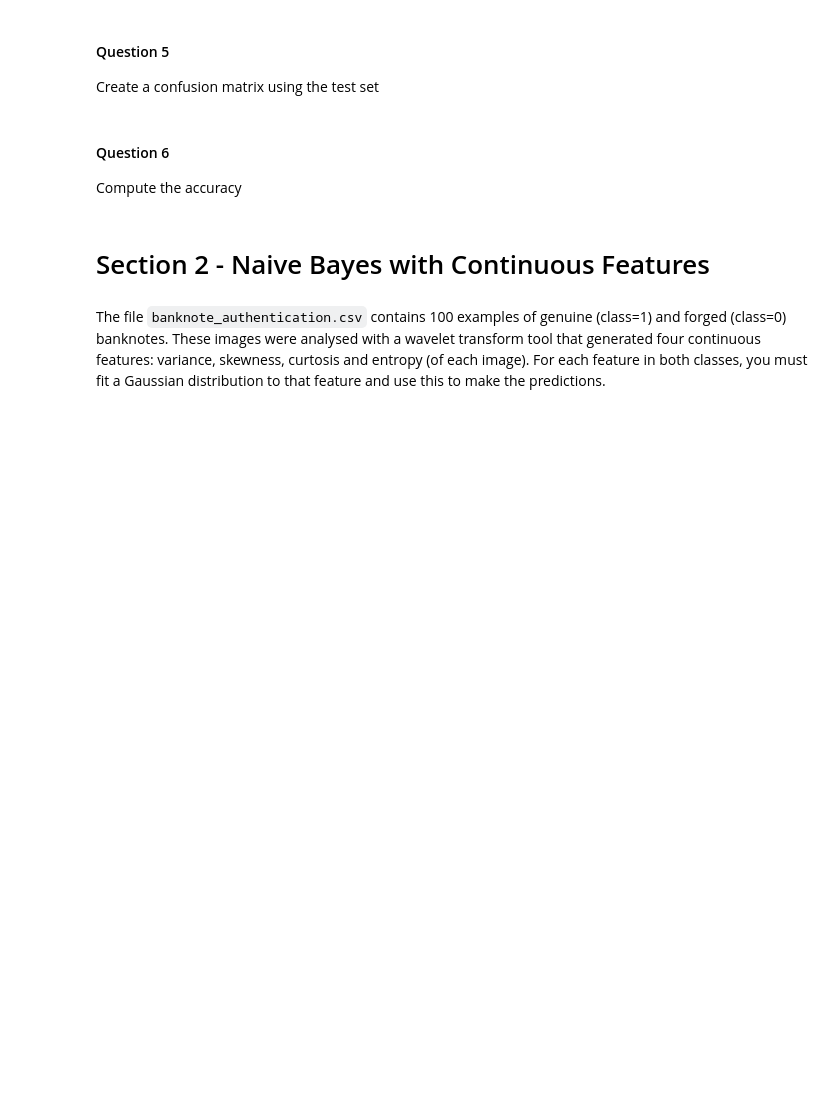
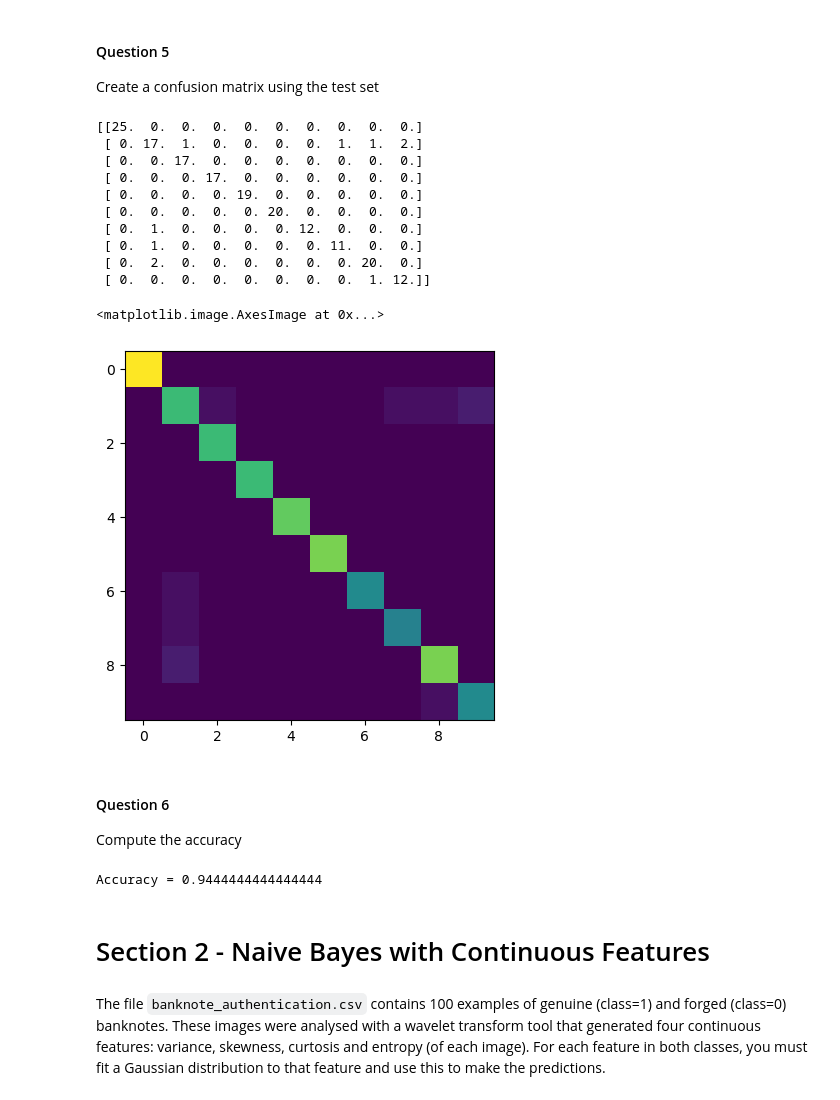
Before and after one commit to TakudzwaT/learnin, a Jupyter notebook: ML Lab 1.2 - Naive Bayes Pt 2.ipynb, the cells around one changed output. Saved outputs shown, nothing was run; the diff lists cells and outputs as text; code cells hidden in the pictures; blank space fills up the shorter version.

```diff
--- a/ML Lab 1.2 - Naive Bayes Pt 2.ipynb
+++ b/ML Lab 1.2 - Naive Bayes Pt 2.ipynb
@@ -186,13 +186,25 @@ for i in range(5):
 Finish the function `calc_posterior` that computes $P(C|X)$, where $C$=`label` and $X$=`features`.
 - `features`: $x$
 # %%
+import numpy as np
+
 def calc_posterior(features):
     # Calc P(X|C) for each C
-    feat_class_conds = np.ones(10)  # feat_class_conds[0] corresponds to P(X|C=0)
+    feat_class_conds_log = np.zeros(10)
+    for la in range(0, 10):
+        for pix in range(0, 64):
+            if features[pix] == 1:
+                feat_class_conds_log[la] += np.log(class_conditionals[la, pix] + 1e-10)
+            else:
+                feat_class_conds_log[la] += np.log(1 - class_conditionals[la, pix] + 1e-10)
 
-    # TODO
+    log_p_x = np.log(np.sum(np.exp(feat_class_conds_log + np.log(priors + 1e-10))))
+
+    log_p_c_x = feat_class_conds_log + np.log(priors + 1e-10) - log_p_x
+
+    # Convert back from log-space to normal space for output
+    p_c_x = np.exp(log_p_c_x)
 
     return p_c_x
 
-
 print(f"Posterior probs for digit = {calc_posterior(test_digits[0])}")
@@ -205,8 +224,8 @@ vis_digit(test_digits[0])
 Finish the function `infer_class` that infers/predicts the most probable class for the given data `digit`.
 # %%
 def infer_class(digit):
-    # TODO
-    pred_label = ...
+    p_c_xs=calc_posterior(digit)
+    pred_label = np.argmax(p_c_xs)
 
     return pred_label
 
@@ -220,19 +244,40 @@ vis_digit(test_digits[infer_ind])
 Create a confusion matrix using the test set
 # %%
 confusion_matrix = np.zeros((10, 10))
-
+totalTest = len(test_digits)
+for i in range(0,totalTest):
+    preLab = infer_class(test_digits[i])
+    trueLab = test_labels[i]
+    confusion_matrix[preLab][trueLab] +=1
 # TODO
 
 # Don't modify
 print(confusion_matrix)
 plt.imshow(confusion_matrix)  # Plot heatmap of confusion_matrix
+# %% [output]
+[[25.  0.  0.  0.  0.  0.  0.  0.  0.  0.]
+ [ 0. 17.  1.  0.  0.  0.  0.  1.  1.  2.]
+ [ 0.  0. 17.  0.  0.  0.  0.  0.  0.  0.]
+ [ 0.  0.  0. 17.  0.  0.  0.  0.  0.  0.]
+ [ 0.  0.  0.  0. 19.  0.  0.  0.  0.  0.]
+ [ 0.  0.  0.  0.  0. 20.  0.  0.  0.  0.]
+ [ 0.  1.  0.  0.  0.  0. 12.  0.  0.  0.]
+ [ 0.  1.  0.  0.  0.  0.  0. 11.  0.  0.]
+ [ 0.  2.  0.  0.  0.  0.  0.  0. 20.  0.]
+ [ 0.  0.  0.  0.  0.  0.  0.  0.  1. 12.]]
+<matplotlib.image.AxesImage at 0x...>
+[figure, added]
 # %% [markdown]
 #### Question 6
 Compute the accuracy
 # %%
-acc = ...
-
+acc = 0
+for i in range(0,10):
+    acc += confusion_matrix[i][i]
+acc = acc/totalTest
 print(f"Accuracy = {acc}")
+# %% [output]
+Accuracy = 0.9444444444444444
 # %% [markdown]
 # Section 2 - Naive Bayes with Continuous Features
 # %% [markdown]
```
Also changed, not shown: parts of 13 cells of this notebook.
